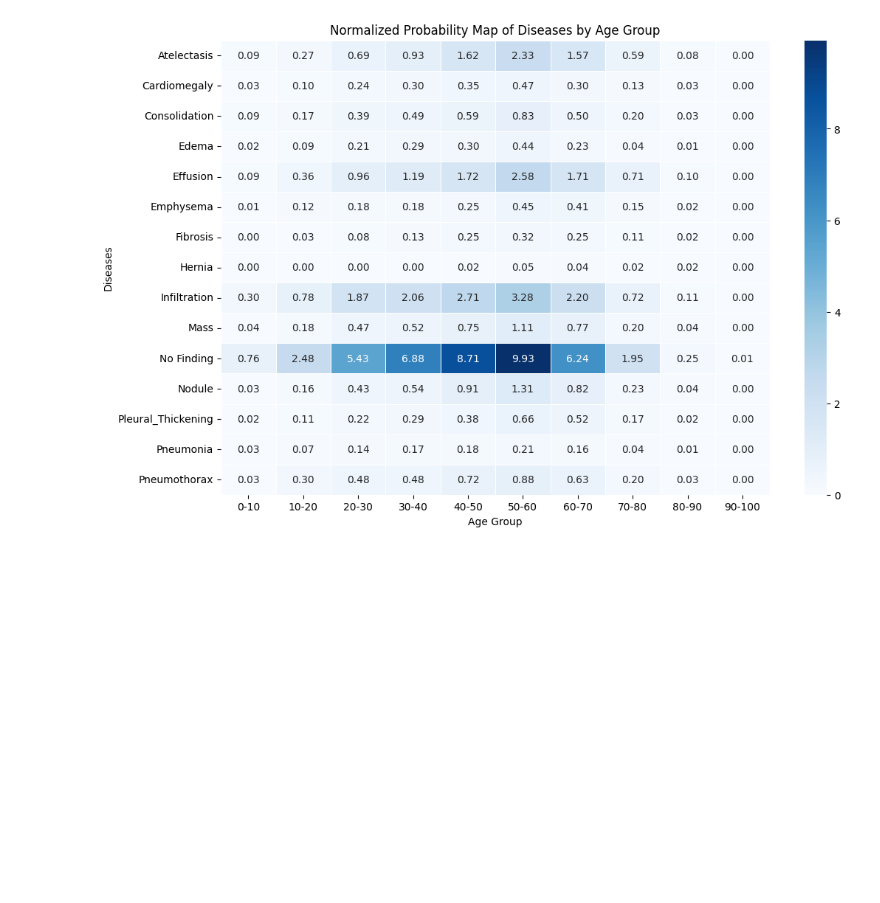
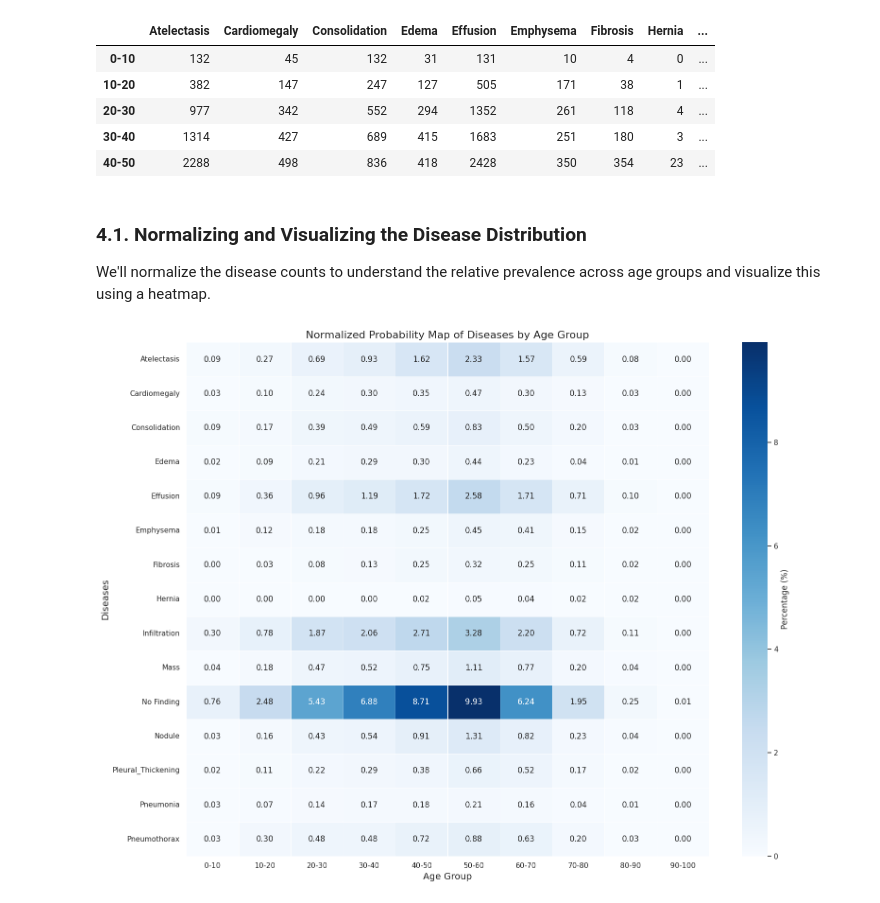
Before and after one commit to MohammadErfan-Jabbari/NIH-Chest-Xray-Dataset-Analysis, a Jupyter notebook: data_analysis.ipynb, the cells around one changed output. Saved outputs shown, nothing was run; the diff lists cells and outputs as text; code cells hidden in the pictures; blank space fills up the shorter version.

```diff
--- a/data_analysis.ipynb
+++ b/data_analysis.ipynb
@@ -87,28 +200,66 @@ data_entry_df['Finding Labels'] = data_entry_df['Finding Labels'].str.split('|')
 # %%
-# Define age bins and labels
-age_bins = [0, 10, 20, 30, 40, 50, 60, 70, 80, 90, 100]
-age_labels = ['0-10', '10-20', '20-30', '30-40', '40-50', '50-60', '60-70', '70-80', '80-90', '90-100']
+# Define age bins and corresponding labels
+age_bins = list(range(0, 110, 10))  # [0, 10, 20, ..., 100]
+age_labels = [f'{i}-{i+10}' for i in age_bins[:-1]]
 
-# Get the list of all unique diseases
-diseases = sorted(set([disease for sublist in data_entry_df['Finding Labels'] for disease in sublist]))
+# Extract all unique diseases from the dataset
+diseases = sorted({disease for sublist in data_entry_df['Finding Labels'] for disease in sublist})
 
-# Calculate the count of each disease in each age bin
+# Initialize a DataFrame to hold disease counts per age group
 disease_count_matrix = pd.DataFrame(0, index=age_labels, columns=diseases)
 
+# Populate the count matrix
 for i in range(1, len(age_bins)):
-    age_range_df = data_entry_df[data_entry_df['Patient Age'].between(age_bins[i-1], age_bins[i], inclusive="right")]
+    # Define the current age range
+    lower_bound = age_bins[i-1]
+    upper_bound = age_bins[i]
+
+    # Filter patients within the current age range (inclusive of the upper bound)
+    age_range_df = data_entry_df[data_entry_df['Patient Age'].between(lower_bound, upper_bound, inclusive="right")]
+
+    # Count occurrences of each disease within this age range
     bin_disease_count = age_range_df['Finding Labels'].explode().value_counts().reindex(diseases, fill_value=0)
+
+    # Assign the counts to the matrix
     disease_count_matrix.loc[age_labels[i-1]] = bin_disease_count
 
-# Normalize the count matrix over all elements (global normalization)
-normalized_map = disease_count_matrix / disease_count_matrix.values.sum() * 100
-
-# Plot the normalized probability matrix
-plt.figure(figsize=(12, 8))
-sns.heatmap(normalized_map.T, annot=True, cmap='Blues', fmt=".2f", linewidths=.5)
-plt.title('Normalized Probability Map of Diseases by Age Group')
-plt.xlabel('Age Group')
-plt.ylabel('Diseases')
-plt.show()
+# Display the disease count matrix
+disease_count_matrix.head()
 # %% [output]
-[figure, removed]
+|  | Atelectasis | Cardiomegaly | Consolidation | Edema | Effusion | Emphysema | Fibrosis | Hernia | ... |
+| 0-10 | 132 | 45 | 132 | 31 | 131 | 10 | 4 | 0 | ... |
+| 10-20 | 382 | 147 | 247 | 127 | 505 | 171 | 38 | 1 | ... |
+| 20-30 | 977 | 342 | 552 | 294 | 1352 | 261 | 118 | 4 | ... |
+| 30-40 | 1314 | 427 | 689 | 415 | 1683 | 251 | 180 | 3 | ... |
+| 40-50 | 2288 | 498 | 836 | 418 | 2428 | 350 | 354 | 23 | ... |
+# %% [markdown]
+### 4.1. Normalizing and Visualizing the Disease Distribution
+
+We'll normalize the disease counts to understand the relative prevalence across age groups and visualize this using a heatmap.
+# %%
+# Normalize the count matrix globally to get percentages
+normalized_map = disease_count_matrix / disease_count_matrix.values.sum() * 100
+
+# Initialize the plot
+plt.figure(figsize=(16, 12))
+
+# Create a heatmap of the normalized disease distribution
+sns.heatmap(
+    normalized_map.T,
+    annot=True,
+    cmap='Blues',
+    fmt=".2f",
+    linewidths=.5,
+    cbar_kws={'label': 'Percentage (%)'}
+)
+
+# Set plot labels and title
+plt.title('Normalized Probability Map of Diseases by Age Group', fontsize=16)
+plt.xlabel('Age Group', fontsize=14)
+plt.ylabel('Diseases', fontsize=14)
+
+# Adjust layout and display the plot
+plt.tight_layout()
+plt.show()
+# %% [output]
+[figure, added]
```
Also changed, not shown: parts of 19 cells of this notebook.
